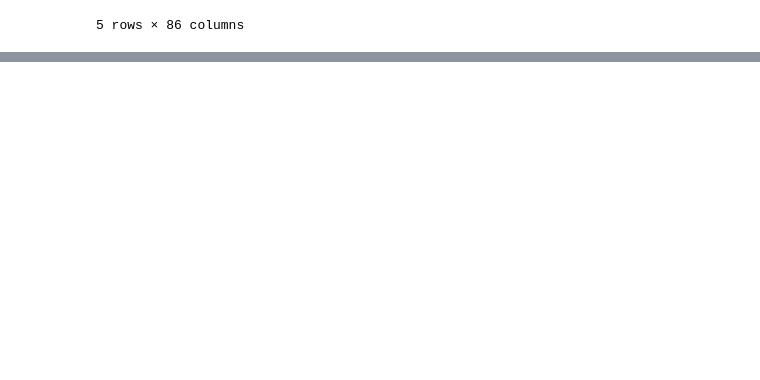
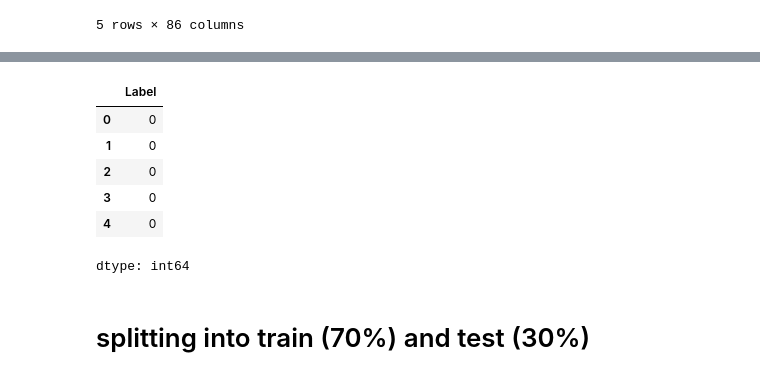
Before and after one commit to nonyeashley/Network-Intrusion-Detection-Using-Ensemble-Method-, a Jupyter notebook: Network_Intrusion.ipynb, the cells around one changed output, grey strips where cells are left out. Saved outputs shown, nothing was run; the diff lists cells and outputs as text; code cells hidden in the pictures; blank space fills up the shorter version.

```diff
--- a/Network_Intrusion.ipynb
+++ b/Network_Intrusion.ipynb
@@ -438 +458,13 @@ X.head()
+# %%
+y.head()
+# %% [output]
+|  | Label |
+| 0 | 0 |
+| 1 | 0 |
+| 2 | 0 |
+| 3 | 0 |
+| 4 | 0 |
+dtype: int64
+# %% [markdown]
+# splitting into train (70%) and test (30%)
 # %%
```
Also changed, not shown: parts of 35 cells of this notebook.
